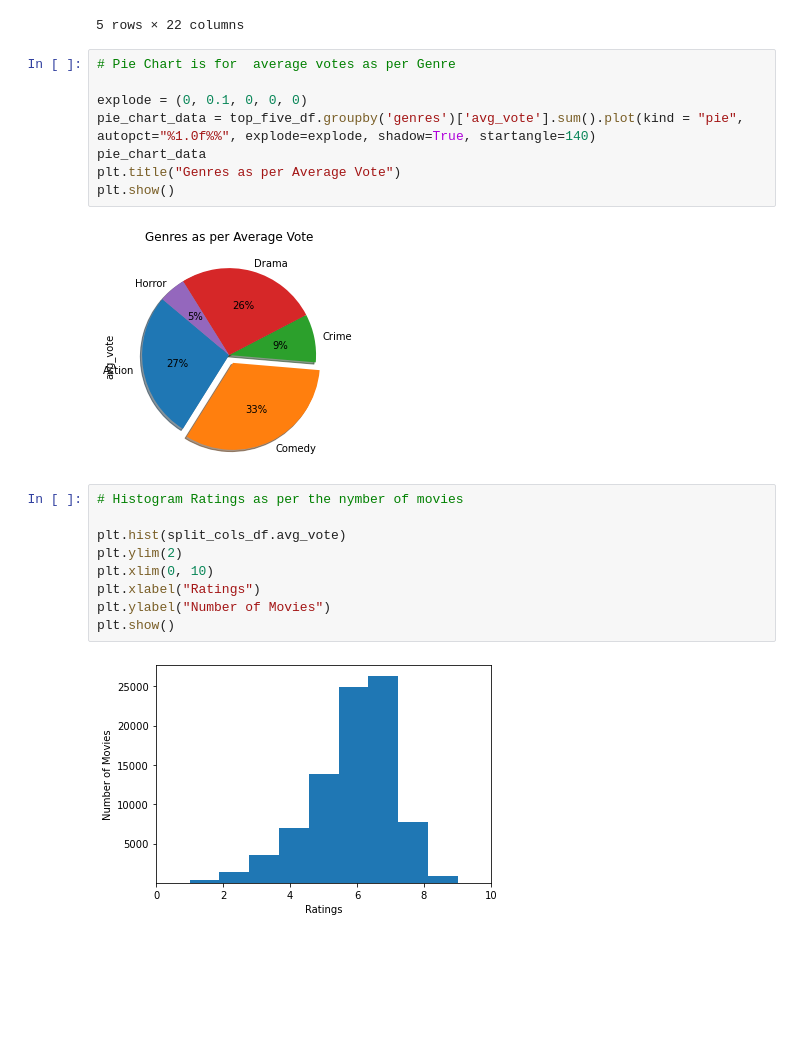
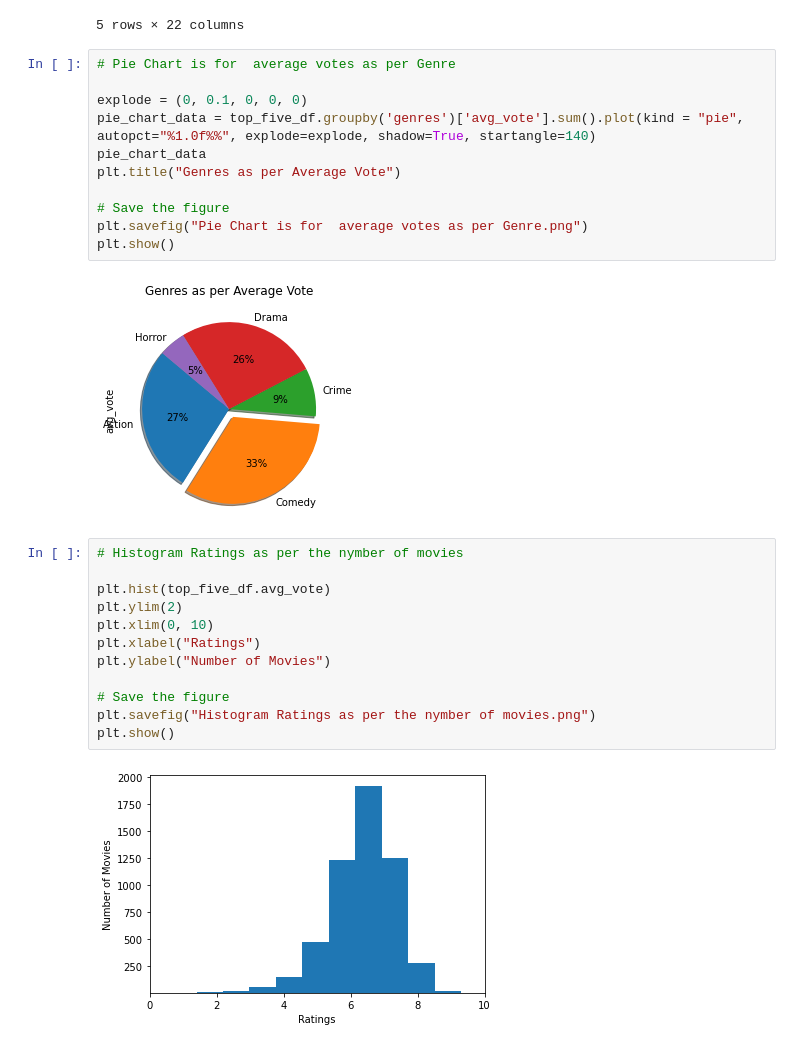
Before and after one commit to Kinjalmaru/IMDB-Analysis-Project, a Jupyter notebook: IMDB_Project.ipynb, the cells around one changed output. Drawn from its saved outputs; the diff is of its cells as text; blank space fills up the shorter version.

```diff
--- a/IMDB_Project.ipynb
+++ b/IMDB_Project.ipynb
@@ -63,17 +68,23 @@ explode = (0, 0.1, 0, 0, 0)
 pie_chart_data = top_five_df.groupby('genres')['avg_vote'].sum().plot(kind = "pie", autopct="%1.0f%%", explode=explode, shadow=True, startangle=140)
 pie_chart_data
 plt.title("Genres as per Average Vote")
+
+# Save the figure
+plt.savefig("Pie Chart is for  average votes as per Genre.png")
 plt.show()
 # %% [output]
 [figure]
 # %%
 # Histogram Ratings as per the nymber of movies
 
-plt.hist(split_cols_df.avg_vote)
+plt.hist(top_five_df.avg_vote)
 plt.ylim(2)
 plt.xlim(0, 10)
 plt.xlabel("Ratings")
 plt.ylabel("Number of Movies")
+
+# Save the figure
+plt.savefig("Histogram Ratings as per the nymber of movies.png")
 plt.show()
 # %% [output]
-[figure, old version]
+[figure, new version]
```
Also changed, not shown: parts of 5 cells of this notebook.
